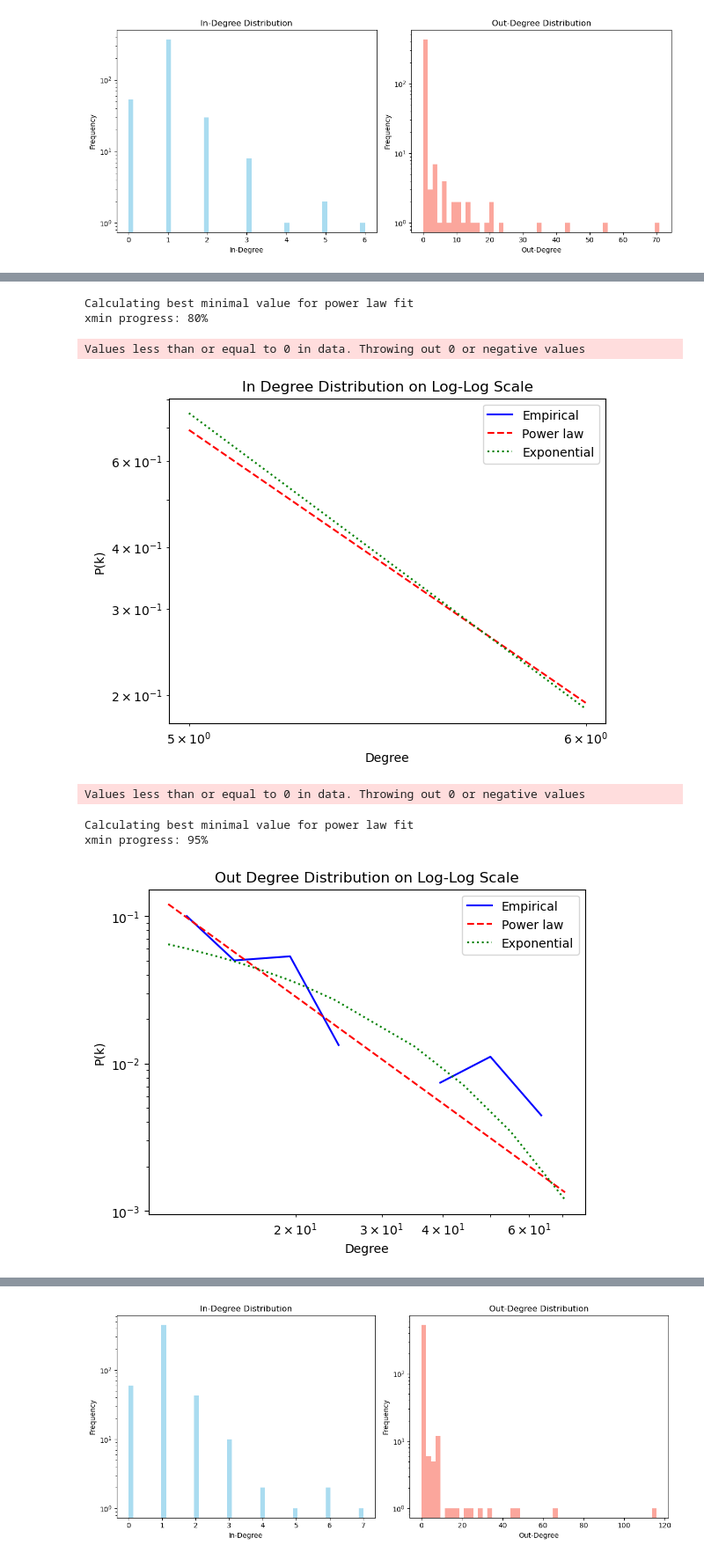
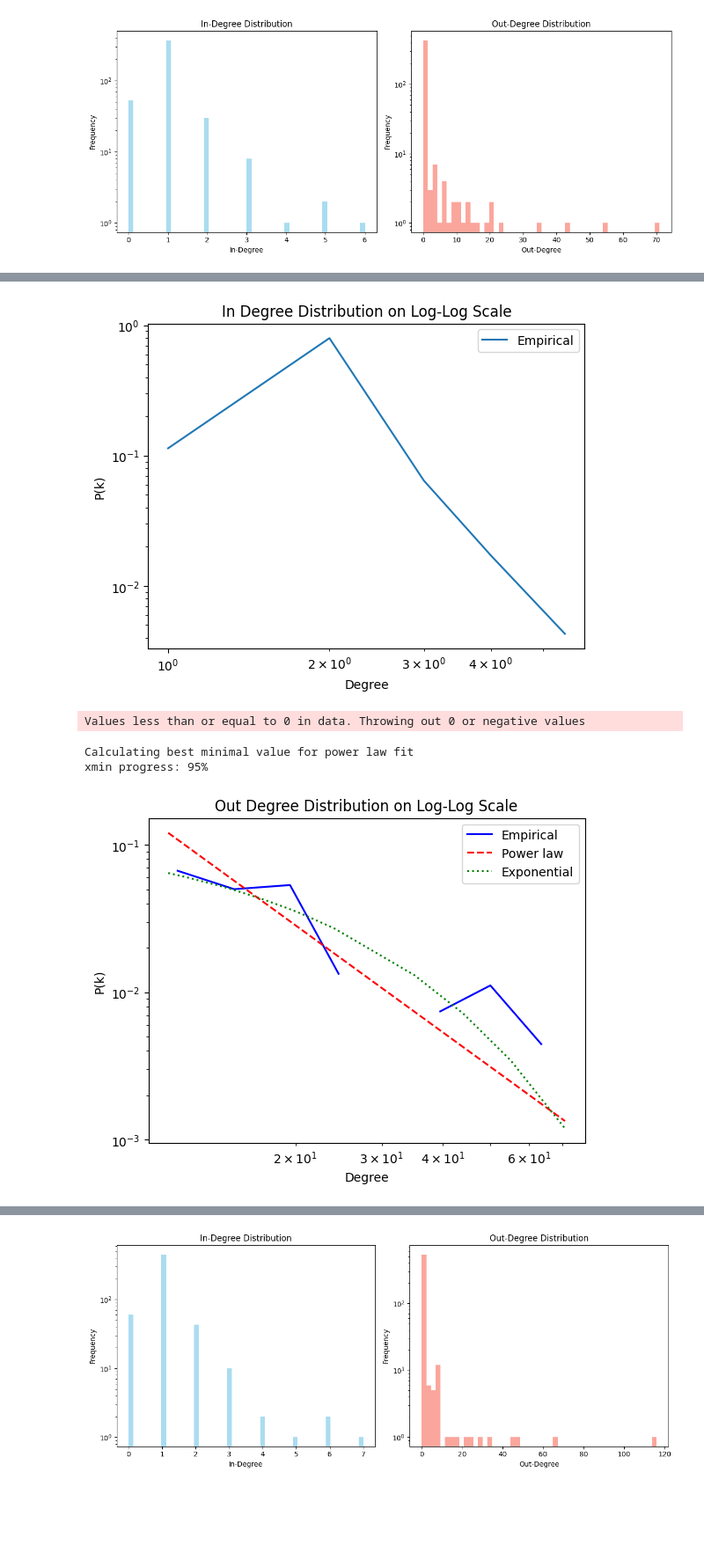
Before and after one commit to bchou9/Code-Coverage-Trends, a Jupyter notebook: JSNetwork.ipynb, the cells around one changed output, grey strips where cells are left out. Shown at 88% size. Cells and saved outputs as stored; diff of their text form; code cells hidden in the pictures; blank space fills up the shorter version.

```diff
--- a/JSNetwork.ipynb
+++ b/JSNetwork.ipynb
@@ -168,36 +174,35 @@ Requirement already satisfied: six>=1.5 in c:\users\lenovoi7\anaconda3\lib\site-
 # %%
 import powerlaw
-
-fit = powerlaw.Fit(in_degrees, discrete=True)
-fig = fit.plot_pdf(color='blue', label='Empirical')
-fit.power_law.plot_pdf(color='red', linestyle='--'
-, label='Power law')
-fit.exponential.plot_pdf(color='green', linestyle=':', label='Exponential')
+x,y = powerlaw.pdf([x + 1 for x in in_degrees])
+bin_centers = (x[1:]+x[:-1])/2.0
+bin_centers = [x - 0.5 for x in bin_centers]
+plt.loglog(bin_centers, y, label = "Empirical")
+#fit = powerlaw.Fit(in_degrees, discrete=True)
+#fit.power_law.plot_pdf(color='red', linestyle='--', label='Power law')
+#fit.exponential.plot_pdf(color='green', linestyle=':', label='Exponential')
 plt.legend()
 plt.title("In Degree Distribution on Log-Log Scale")
 plt.xlabel("Degree")
 plt.ylabel("P(k)")
+#print(fit.distribution_compare('power_law', 'exponential', normalized_ratio=True))
 plt.show()
 
 fit = powerlaw.Fit(out_degrees, discrete=True)
 fig = fit.plot_pdf(color='blue', label='Empirical')
 fit.power_law.plot_pdf(color='red', linestyle='--'
 , label='Power law')
 fit.exponential.plot_pdf(color='green', linestyle=':', label='Exponential')
 plt.legend()
 plt.title("Out Degree Distribution on Log-Log Scale")
 plt.xlabel("Degree")
 plt.ylabel("P(k)")
 plt.show()
 # %% [output]
+[figure, new version]
-Calculating best minimal value for power law fit
-xmin progress: 80%
+Values less than or equal to 0 in data. Throwing out 0 or negative values
-Values less than or equal to 0 in data. Throwing out 0 or negative values
+Calculating best minimal value for power law fit
+xmin progress: 95%
-[figure, old version]
-Values less than or equal to 0 in data. Throwing out 0 or negative values
-Calculating best minimal value for power law fit
-xmin progress: 95%
-[figure, old version]
+[figure, new version]
 # %%
 # graph to store all repos and dependencies
 low_star_graph = nx.DiGraph()
```
Also changed, not shown: parts of 16 cells of this notebook.
